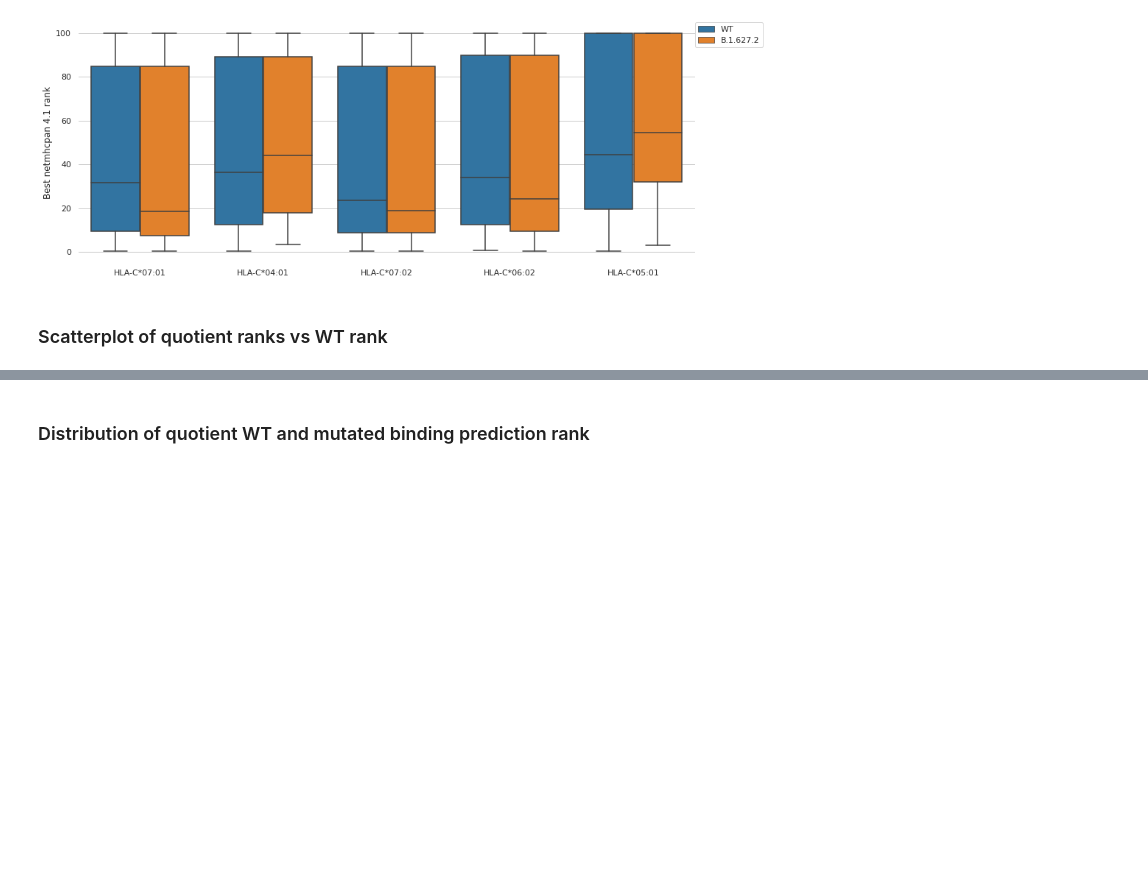
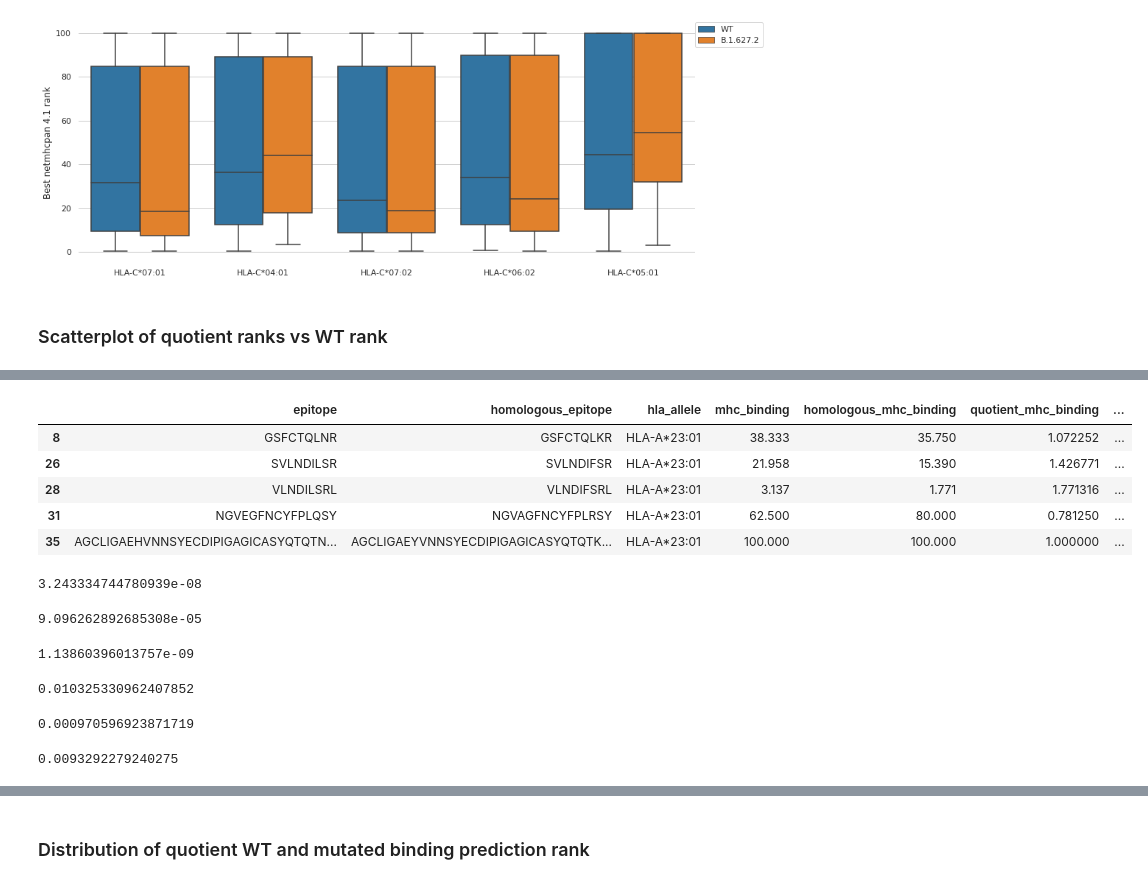
Before and after one commit to TRON-Bioinformatics/omicron-analysis, a Jupyter notebook: omicron_analysis.ipynb, the cells around one changed output, grey strips where cells are left out. Saved outputs shown, nothing was run; the diff lists cells and outputs as text; code cells hidden in the pictures; blank space fills up the shorter version.

```diff
--- a/omicron_analysis.ipynb
+++ b/omicron_analysis.ipynb
@@ -1078,0 +1066,9 @@ plot_scatter_quotient(
+# %%
+omicron_mhc_binding_subsaharan.head()
+# %% [output]
+|  | epitope | homologous_epitope | hla_allele | mhc_binding | homologous_mhc_binding | quotient_mhc_binding | ... |
+| 8 | GSFCTQLNR | GSFCTQLKR | HLA-A*23:01 | 38.333 | 35.750 | 1.072252 | ... |
+| 26 | SVLNDILSR | SVLNDIFSR | HLA-A*23:01 | 21.958 | 15.390 | 1.426771 | ... |
+| 28 | VLNDILSRL | VLNDIFSRL | HLA-A*23:01 | 3.137 | 1.771 | 1.771316 | ... |
+| 31 | NGVEGFNCYFPLQSY | NGVAGFNCYFPLRSY | HLA-A*23:01 | 62.500 | 80.000 | 0.781250 | ... |
+| 35 | AGCLIGAEHVNNSYECDIPIGAGICASYQTQTN... | AGCLIGAEYVNNSYECDIPIGAGICASYQTQTK... | HLA-A*23:01 | 100.000 | 100.000 | 1.000000 | ... |
@@ -1079,3 +1087,27 @@ plot_scatter_quotient(
+# %%
+calculate_enrichment_decreased_binding(mhc_binding_data=omicron_mhc_binding_subsaharan)
+# %% [output]
+3.243334744780939e-08
+# %%
+calculate_enrichment_decreased_binding(mhc_binding_data=omicron_mhc_binding_southafrica_black)
+# %% [output]
+9.096262892685308e-05
+# %%
+calculate_enrichment_decreased_binding(mhc_binding_data=omicron_mhc_binding_europe)
+# %% [output]
+1.13860396013757e-09
+# %%
+calculate_enrichment_decreased_binding(mhc_binding_data=delta_mhc_binding_subsaharan)
+# %% [output]
+0.010325330962407852
+# %%
+calculate_enrichment_decreased_binding(mhc_binding_data=delta_mhc_binding_southafrica_black)
+# %% [output]
+0.000970596923871719
+# %%
+calculate_enrichment_decreased_binding(mhc_binding_data=delta_mhc_binding_europe)
+# %% [output]
+0.0093292279240275
 # %%
 title="Top five MHC I alleles in black South African population"
 
```
Also changed, not shown: parts of 10 cells of this notebook, 11 other files.
